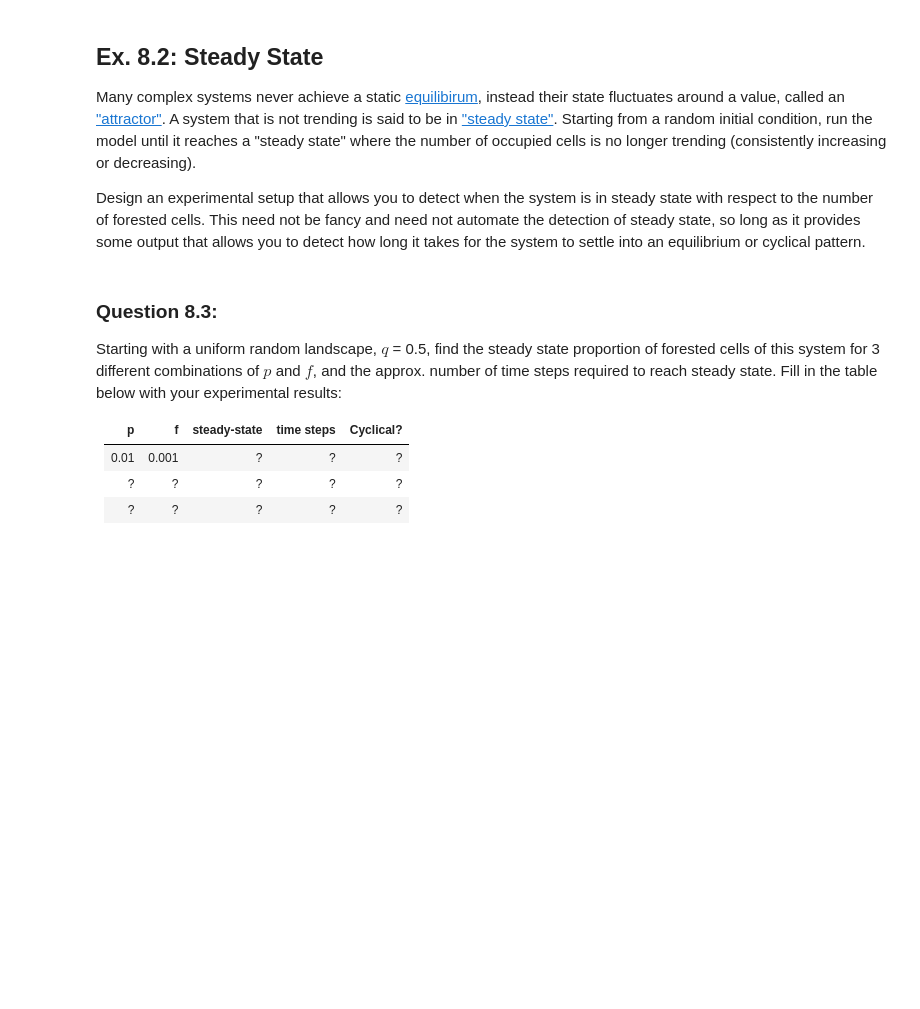
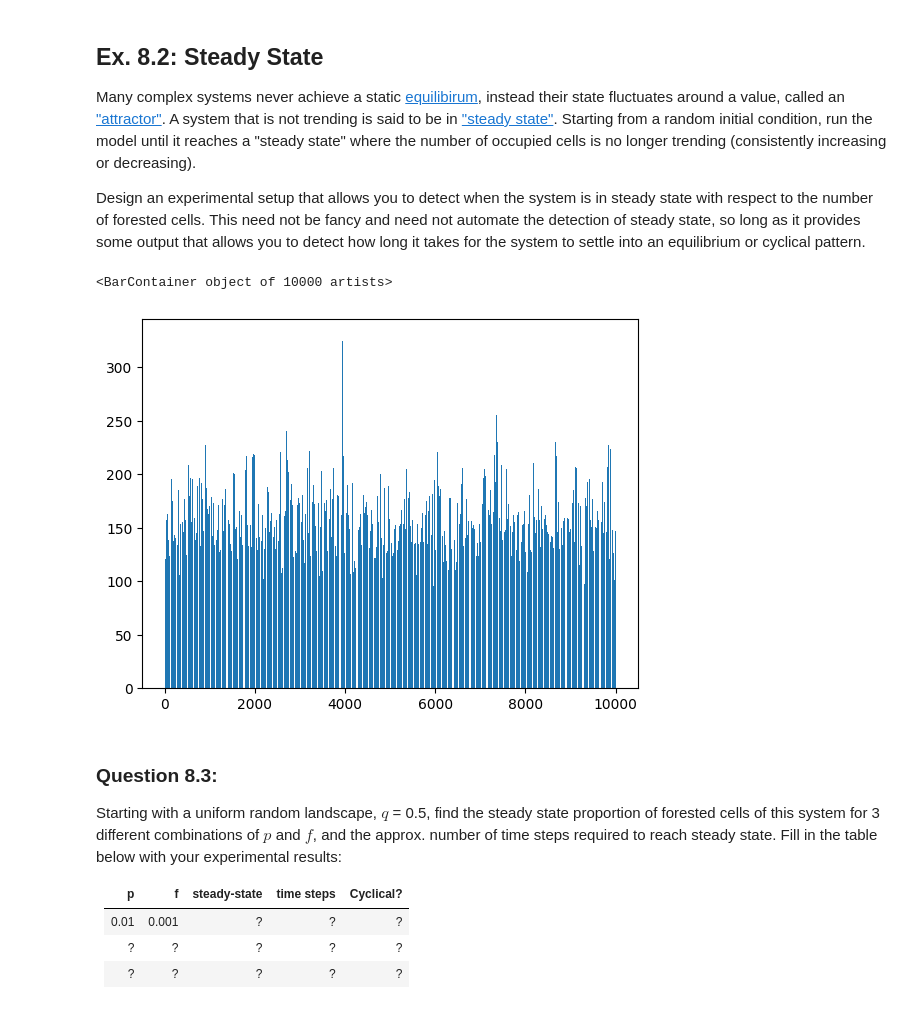
Before and after one commit to iam-arshpreet/cap-comp215, a Jupyter notebook: labs/lab07-10-fire.ipynb, the cells around one changed output. Cells and saved outputs as stored; diff of their text form; code cells hidden in the pictures; blank space fills up the shorter version.

```diff
--- a/labs/lab07-10-fire.ipynb
+++ b/labs/lab07-10-fire.ipynb
@@ -244,3 +247,14 @@ This need not be fancy and need not automate the detection of steady state, so l
+# %%
+# Ex. 8.2 here
+dct = {}
+for i in range(10000):
+  my_fire.step()
+  dct[i] =  my_fire.num_occupied()
+
+plt.bar(dct.keys(),dct.values())
+# %% [output]
+<BarContainer object of 10000 artists>
+[figure, added]
 # %% [markdown]
 ### Question 8.3:
 Starting with a uniform random landscape, $q$ = 0.5, find the steady state proportion of forested cells of this system for 3 different combinations of $p$ and $f$, and the approx. number of time steps required to reach steady state.
```
Also changed, not shown: parts of 4 cells of this notebook.
